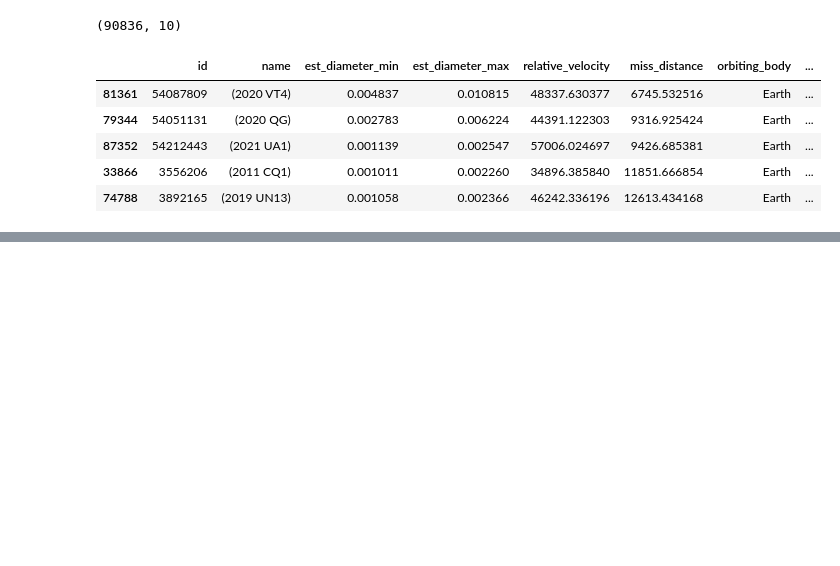
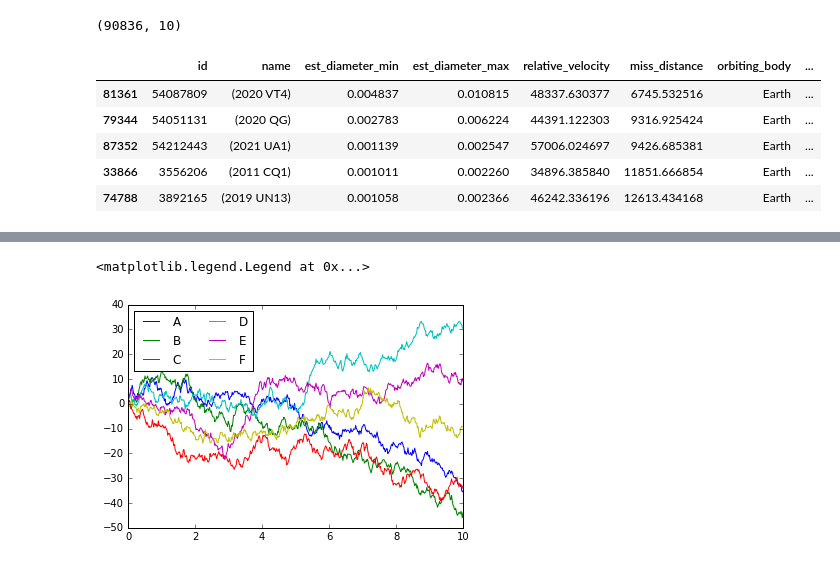
Before and after one commit to Geelit989/ANA500, a Jupyter notebook: Nasa_proj.ipynb, the cells around one changed output, grey strips where cells are left out. Saved outputs shown, nothing was run; the diff lists cells and outputs as text; code cells hidden in the pictures; blank space fills up the shorter version.

```diff
--- a/Nasa_proj.ipynb
+++ b/Nasa_proj.ipynb
@@ -64,0 +109,11 @@ nasa.sort_values(by=['miss_distance']).head() ## sort by distance asteroid misse
+# %%
+
+
+rng = np.random.RandomState(0)
+x = np.linspace(0,10,500)
+y = np.cumsum(rng.randn(500,6),0)
+plt.plot(x,y)
+plt.legend('ABCDEF',ncol=2,loc="upper left")
+# %% [output]
+<matplotlib.legend.Legend at 0x...>
+[figure, added]
```
Also changed, not shown: parts of 12 cells of this notebook.
